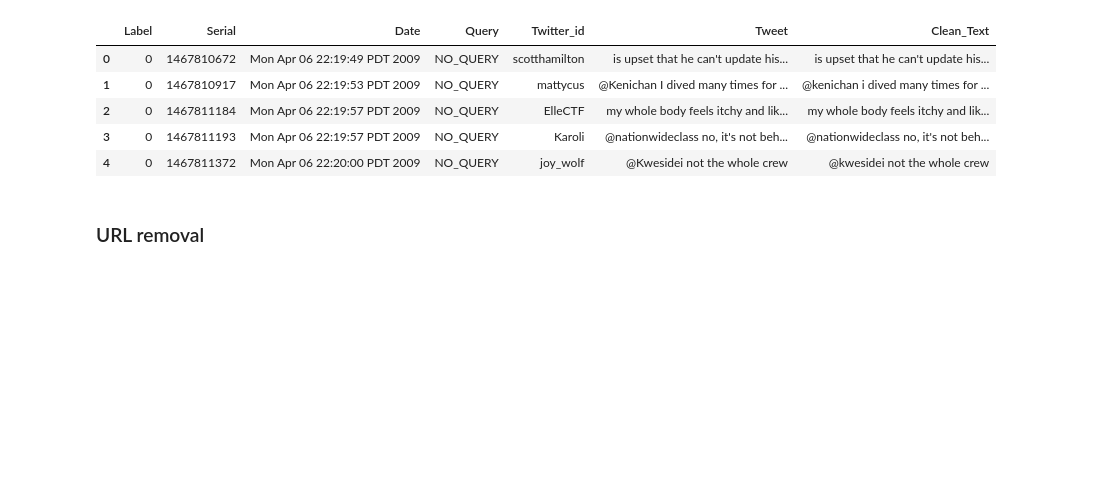
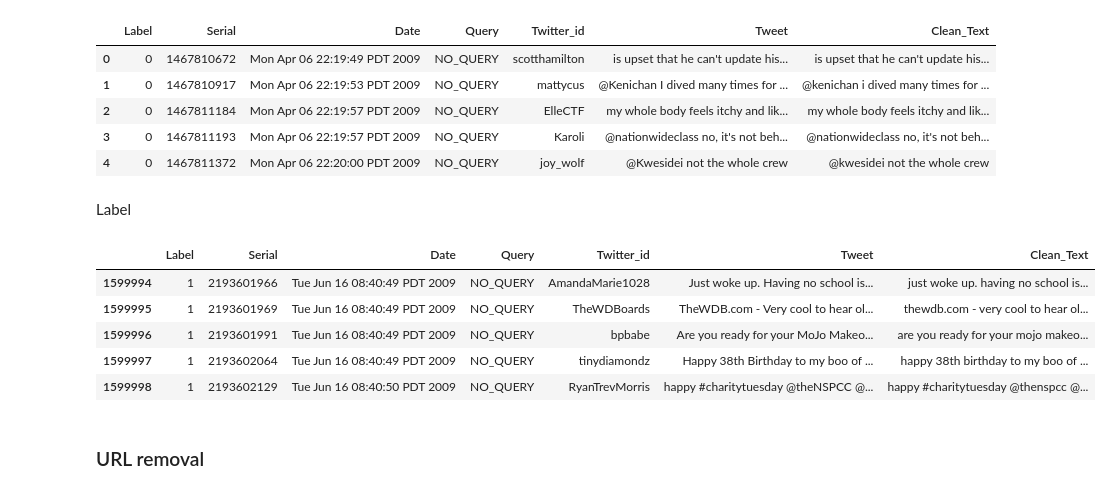
Before and after one commit to parsahdy/-Twitter-Sentiment-Analysis, a Jupyter notebook: notebooks/02_preprocessing.ipynb, the cells around one changed output. Saved outputs shown, nothing was run; the diff lists cells and outputs as text; code cells hidden in the pictures; blank space fills up the shorter version.

Commit message:
Changing positive label from 4 to 1

```diff
--- a/notebooks/02_preprocessing.ipynb
+++ b/notebooks/02_preprocessing.ipynb
@@ -46,6 +46,19 @@ df.head()
 | 2 | 0 | 1467811184 | Mon Apr 06 22:19:57 PDT 2009 | NO_QUERY | ElleCTF | my whole body feels itchy and lik... | my whole body feels itchy and lik... |
 | 3 | 0 | 1467811193 | Mon Apr 06 22:19:57 PDT 2009 | NO_QUERY | Karoli | @nationwideclass no, it's not beh... | @nationwideclass no, it's not beh... |
 | 4 | 0 | 1467811372 | Mon Apr 06 22:20:00 PDT 2009 | NO_QUERY | joy_wolf | @Kwesidei not the whole crew | @kwesidei not the whole crew |
+# %% [markdown]
+Label
+# %%
+df.loc[df["Label"] == 4, "Label"] = 1
+# %%
+df.tail()
+# %% [output]
+|  | Label | Serial | Date | Query | Twitter_id | Tweet | Clean_Text |
+| 1599994 | 1 | 2193601966 | Tue Jun 16 08:40:49 PDT 2009 | NO_QUERY | AmandaMarie1028 | Just woke up. Having no school is... | just woke up. having no school is... |
+| 1599995 | 1 | 2193601969 | Tue Jun 16 08:40:49 PDT 2009 | NO_QUERY | TheWDBoards | TheWDB.com - Very cool to hear ol... | thewdb.com - very cool to hear ol... |
+| 1599996 | 1 | 2193601991 | Tue Jun 16 08:40:49 PDT 2009 | NO_QUERY | bpbabe | Are you ready for your MoJo Makeo... | are you ready for your mojo makeo... |
+| 1599997 | 1 | 2193602064 | Tue Jun 16 08:40:49 PDT 2009 | NO_QUERY | tinydiamondz | Happy 38th Birthday to my boo of ... | happy 38th birthday to my boo of ... |
+| 1599998 | 1 | 2193602129 | Tue Jun 16 08:40:50 PDT 2009 | NO_QUERY | RyanTrevMorris | happy #charitytuesday @theNSPCC @... | happy #charitytuesday @thenspcc @... |
 # %% [markdown]
 ### URL removal
 # %%
```
